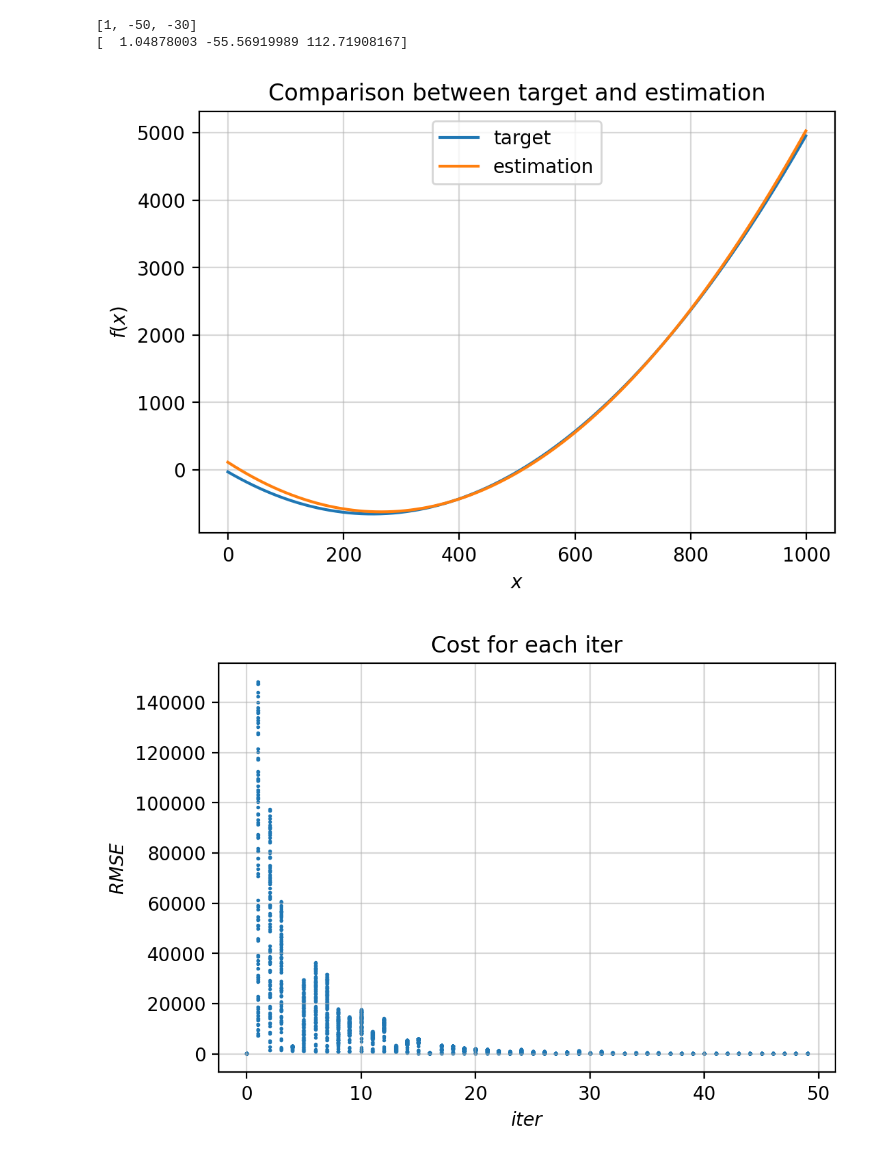
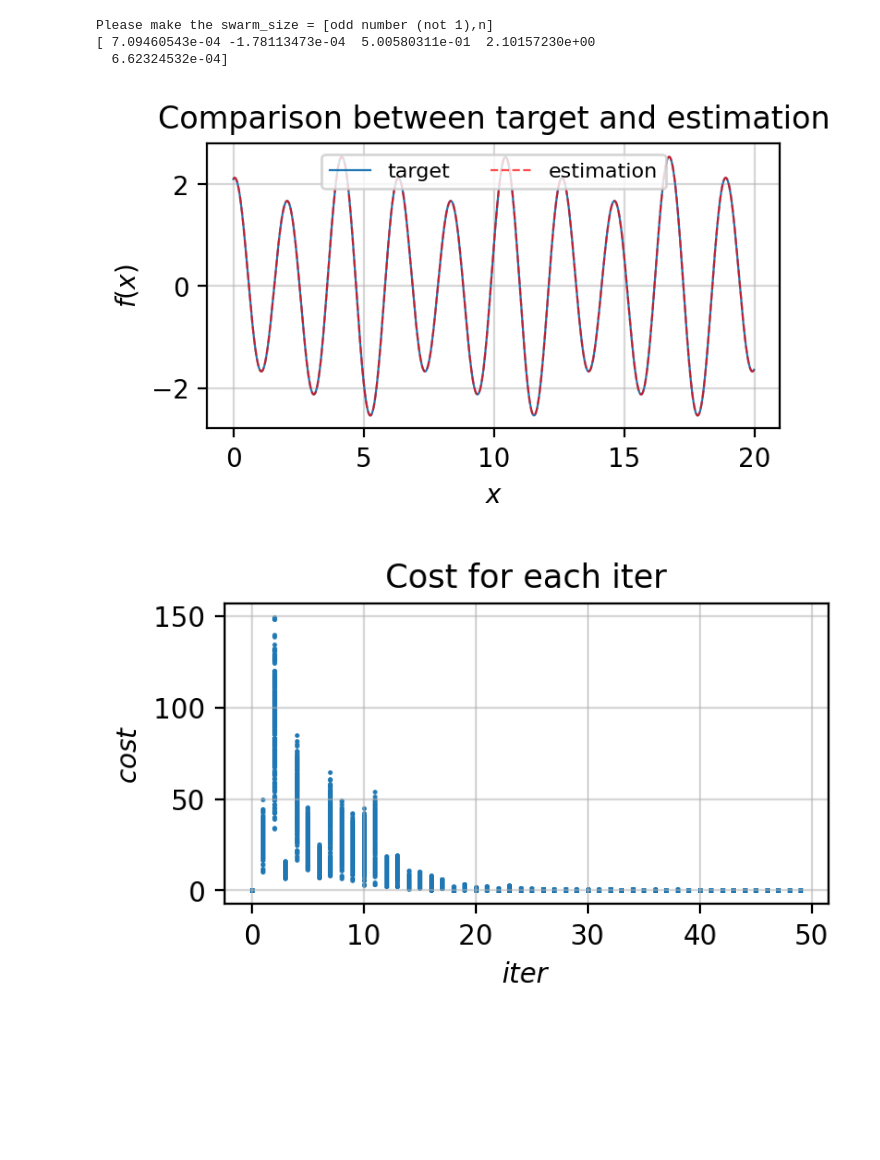
Before and after one commit to daffaxxv/PSO-learn, a Jupyter notebook: pso_learning.ipynb, the cells around one changed output. Drawn from its saved outputs; the diff is of its cells as text; code cells hidden in the pictures; blank space fills up the shorter version.

Commit message:
Update to ease the use of cost function

```diff
--- a/pso_learning.ipynb
+++ b/pso_learning.ipynb
@@ -6,16 +1,22 @@ from pso import *
-# %%
-time = np.arange(0,100,.1)
-a = 1
-b = -50
-c = -30
-
-yd = a*time**2+b*time+c
-
-coeff = optimize(yd, time = time, bound = np.array([0,50]), vel_init = 2, maxiter = 50)
-print([a,b,c])
-print(coeff)
-# %% [output]
-[1, -50, -30]
-[  1.04878003 -55.56919989 112.71908167]
-[figure, removed]
-[figure, removed]
+# %%
+from pso import *
+
+t = np.arange(0,20,.01)
+
+a = .5
+b = 2
+c = 2.1
+d = 3
+# yd = a*t**2+b*t+c # try using quadratic function
+# yd = a*t**3+b*t**2+c*t+d # try using cubic function
+yd = a*np.sin(t*b) + c*np.cos(t*d) #try using periodic function
+
+coeff1 = optimize(yd, swarm_size = np.array([5,200]), time = t, c = np.array([1.5,1.5]), bound = np.array([0,50]), vel_init = 5, maxiter = 50, func = 'fourier', etol = 1e-5)
+
+print(coeff1)
+# %% [output]
+Please make the swarm_size = [odd number (not 1),n]
+[ 7.09460543e-04 -1.78113473e-04  5.00580311e-01  2.10157230e+00
+  6.62324532e-04]
+[figure, added]
+[figure, added]
```
Also changed, not shown: parts of 1 cell of this notebook, 1 other file.
